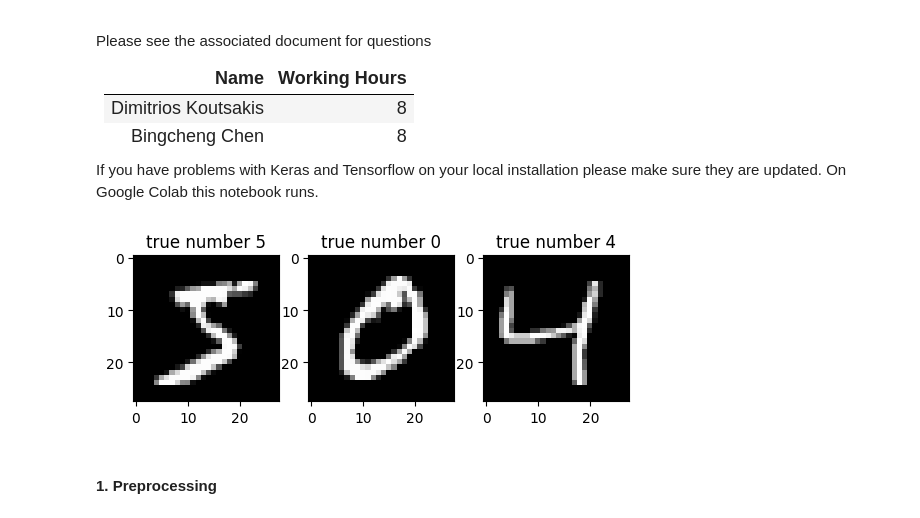
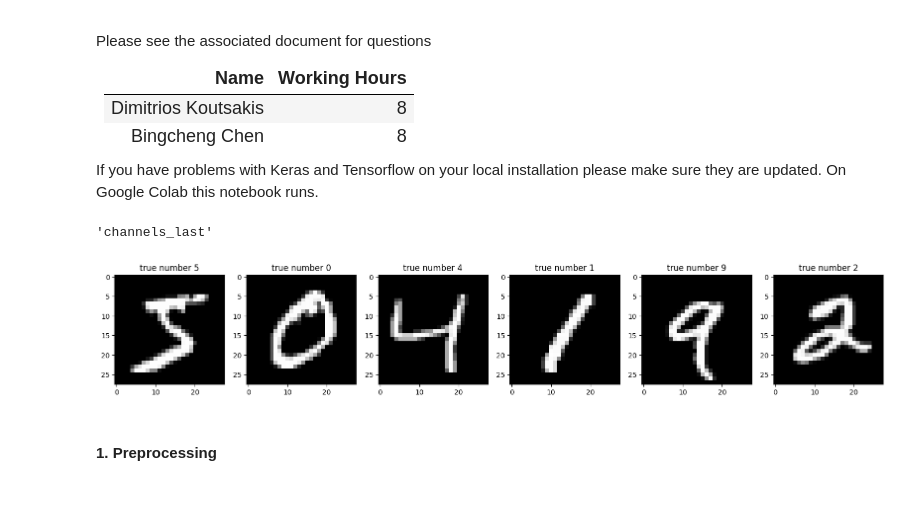
Before and after one commit to chenbin234/DAT405-DIT407-Introduction-to-data-science-and-AI, a Jupyter notebook: Assignment_7/notebook_week7.ipynb, the cells around one changed output. Cells and saved outputs as stored; diff of their text form; code cells hidden in the pictures.

```diff
--- a/Assignment_7/notebook_week7.ipynb
+++ b/Assignment_7/notebook_week7.ipynb
@@ -51,17 +52,22 @@ else:
     x_train = x_train.reshape(x_train.shape[0], img_rows, img_cols, 1)
     x_test = x_test.reshape(x_test.shape[0], img_rows, img_cols, 1)
     input_shape = (img_rows, img_cols, 1)
+# %%
+K.image_data_format()
+# %% [output]
+'channels_last'
 # %%
+plt.figure(figsize=(20, 5))
 # plot first few images in x_train dataset
-for i in range(3):
-    plt.subplot(1,3,i+1)
+for i in range(6):
+    plt.subplot(1,6,i+1)
     # plot raw pixel data
     plt.imshow(x_train[i], cmap=plt.get_cmap('gray'))
     plt.title('true number {}'.format(lbl_train[i]))
 # show the figure
 plt.show()
 # %% [output]
-[figure, old version]
+[figure, new version]
 # %% [markdown]
 #### **1. Preprocessing**
 # %%
```
Also changed, not shown: parts of 7 cells of this notebook.
